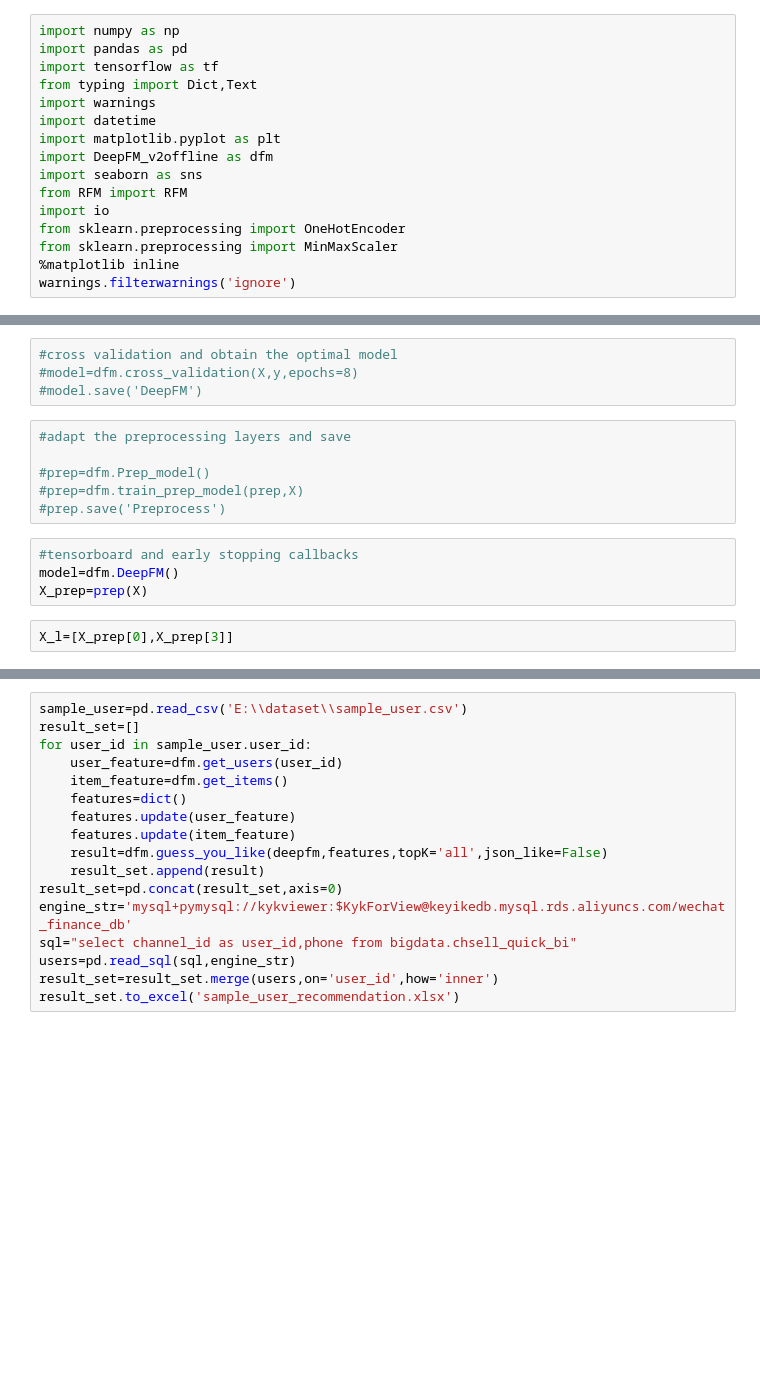
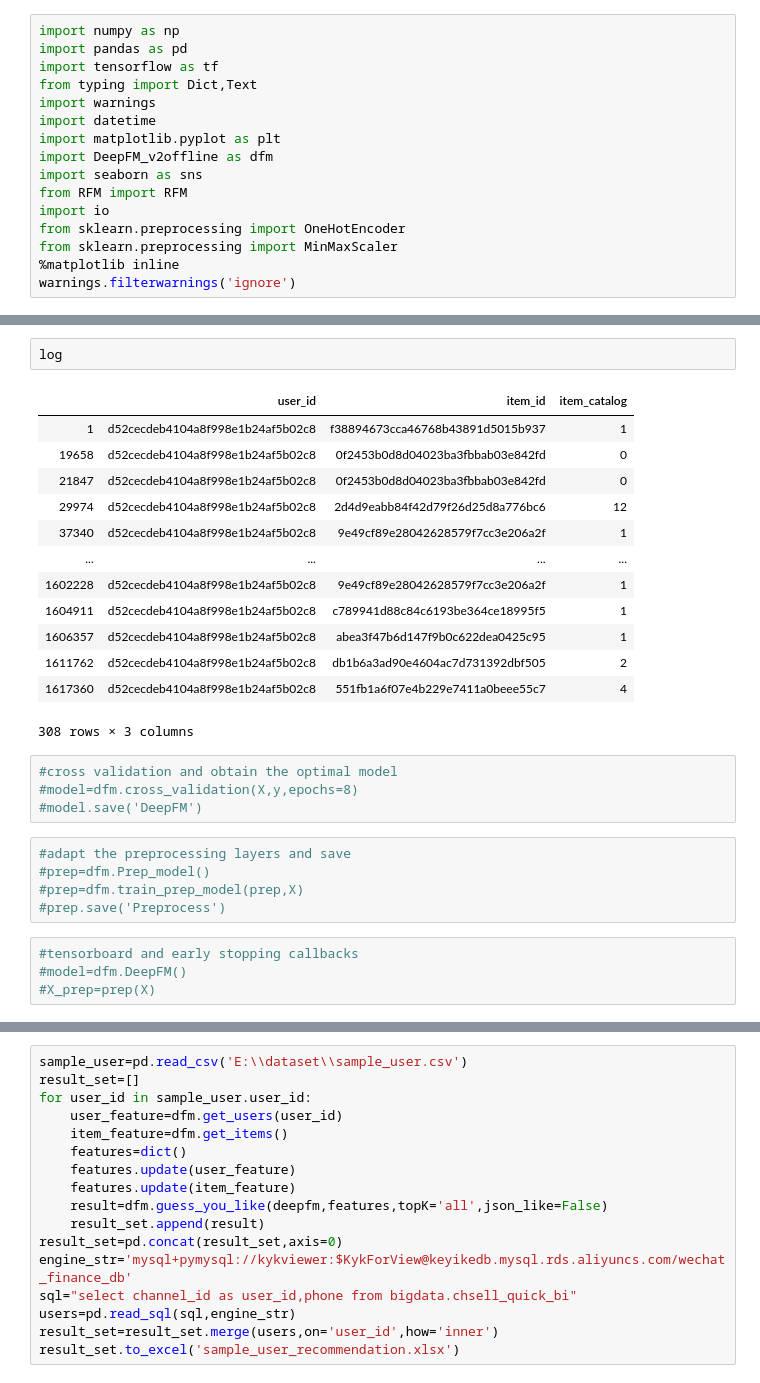
Before and after one commit to Roach724/Projects_DataScience, a Jupyter notebook: DeepFM/main.ipynb, the cells around one changed output, grey strips where cells are left out. Drawn from its saved outputs; the diff is of its cells as text; blank space fills up the shorter version.

```diff
--- a/DeepFM/main.ipynb
+++ b/DeepFM/main.ipynb
@@ -43,19 +99,32 @@ WARNING:tensorflow:No training configuration found in save file, so the model wa
+# %%
+log
+# %% [output]
+|  | user_id | item_id | item_catalog |
+| 1 | d52cecdeb4104a8f998e1b24af5b02c8 | f38894673cca46768b43891d5015b937 | 1 |
+| 19658 | d52cecdeb4104a8f998e1b24af5b02c8 | 0f2453b0d8d04023ba3fbbab03e842fd | 0 |
+| 21847 | d52cecdeb4104a8f998e1b24af5b02c8 | 0f2453b0d8d04023ba3fbbab03e842fd | 0 |
+| 29974 | d52cecdeb4104a8f998e1b24af5b02c8 | 2d4d9eabb84f42d79f26d25d8a776bc6 | 12 |
+| 37340 | d52cecdeb4104a8f998e1b24af5b02c8 | 9e49cf89e28042628579f7cc3e206a2f | 1 |
+| ... | ... | ... | ... |
+| 1602228 | d52cecdeb4104a8f998e1b24af5b02c8 | 9e49cf89e28042628579f7cc3e206a2f | 1 |
+| 1604911 | d52cecdeb4104a8f998e1b24af5b02c8 | c789941d88c84c6193be364ce18995f5 | 1 |
+| 1606357 | d52cecdeb4104a8f998e1b24af5b02c8 | abea3f47b6d147f9b0c622dea0425c95 | 1 |
+| 1611762 | d52cecdeb4104a8f998e1b24af5b02c8 | db1b6a3ad90e4604ac7d731392dbf505 | 2 |
+| 1617360 | d52cecdeb4104a8f998e1b24af5b02c8 | 551fb1a6f07e4b229e7411a0beee55c7 | 4 |
+308 rows × 3 columns
 # %%
 #cross validation and obtain the optimal model
 #model=dfm.cross_validation(X,y,epochs=8)
 #model.save('DeepFM')
 # %%
 #adapt the preprocessing layers and save
-
 #prep=dfm.Prep_model()
 #prep=dfm.train_prep_model(prep,X)
 #prep.save('Preprocess')
 # %%
 #tensorboard and early stopping callbacks
-model=dfm.DeepFM()
-X_prep=prep(X)
+#model=dfm.DeepFM()
+#X_prep=prep(X)
-# %%
-X_l=[X_prep[0],X_prep[3]]
 # %%
 #tensorboard=tf.keras.callbacks.TensorBoard(log_dir='E:\\Tensorboard\\DeepFM\\',write_graph=True)
 #earlystopping=tf.keras.callbacks.EarlyStopping(monitor='val_loss',verbose=1,patience=3,mode='min',restore_best_weights=True)
```
Also changed, not shown: parts of 12 cells of this notebook, 9 other files.
